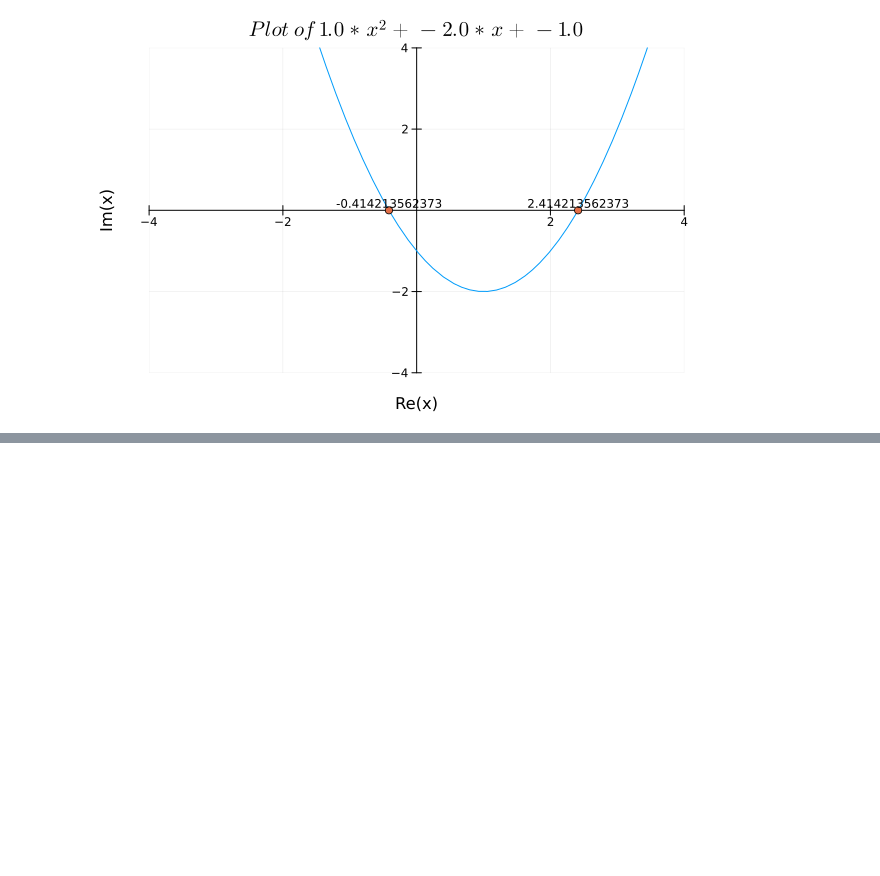
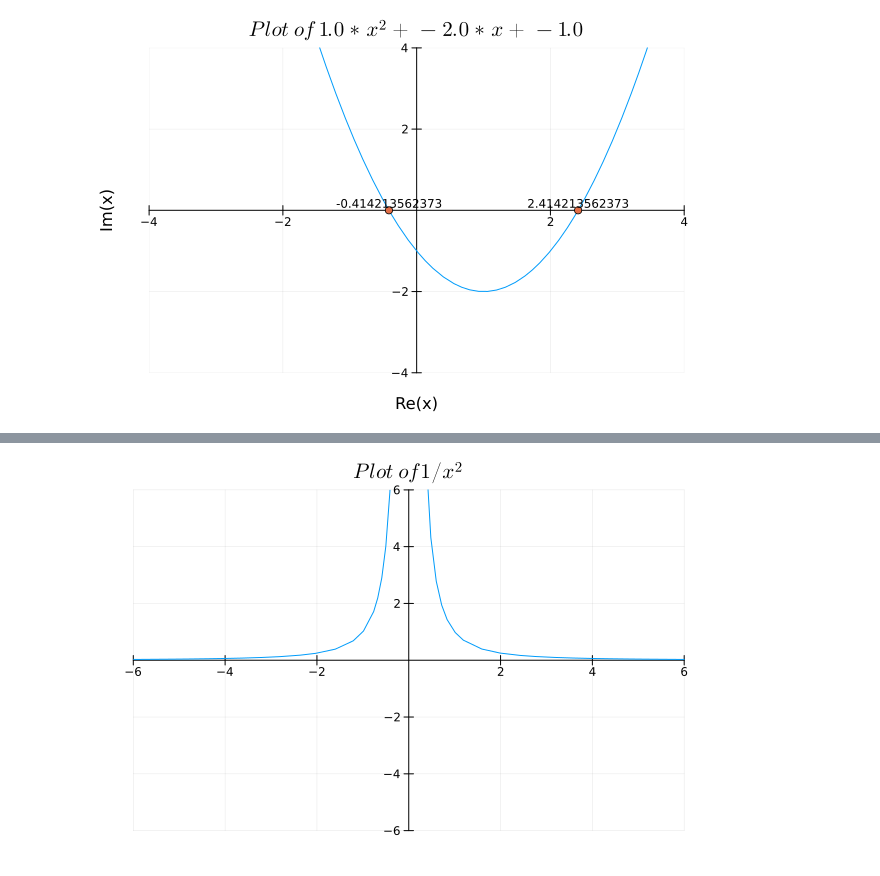
Before and after one commit to FourMInfo/Math_Foundations, a Jupyter notebook: notebooks/Basics.ipynb, the cells around one changed output, grey strips where cells are left out. Cells and saved outputs as stored; diff of their text form; code cells hidden in the pictures; blank space fills up the shorter version.

```diff
--- a/notebooks/Basics.ipynb
+++ b/notebooks/Basics.ipynb
@@ -166,0 +199,7 @@ IJulia.display(FileIO.load("../plots/20241026-123029parabola.png"))
+# %%
+@variables x
+f = 1/(x^2)
+plot(f,legend=false, xlims=[-6,6],ylims=[-6,6],framestyle = :origin)
+title!(L"Plot\ of 1 / x^2")
+# %% [output]
+[figure, added]
```
Also changed, not shown: parts of 13 cells of this notebook, 4 other files.
